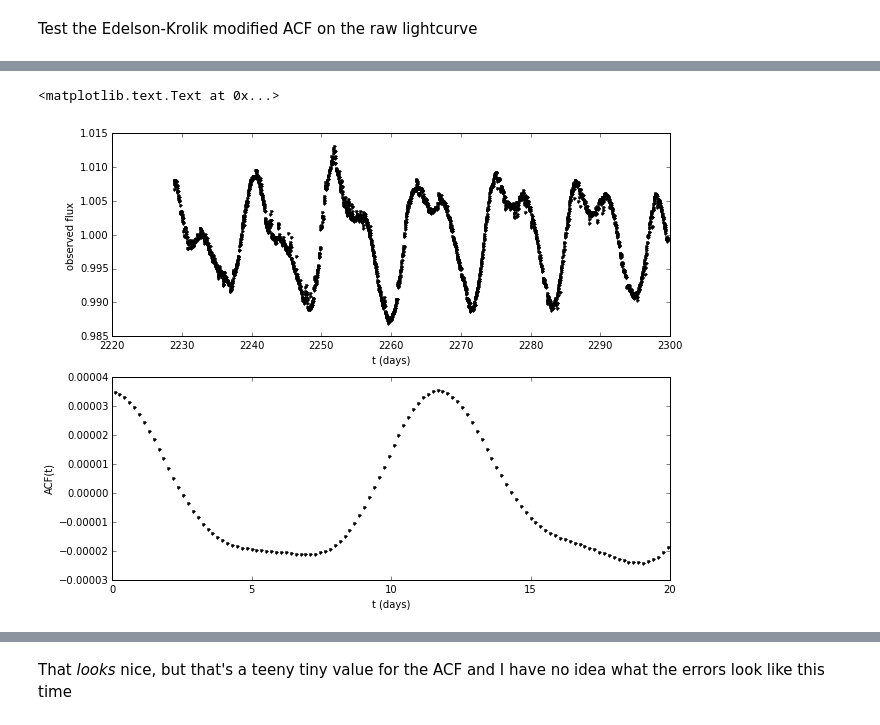
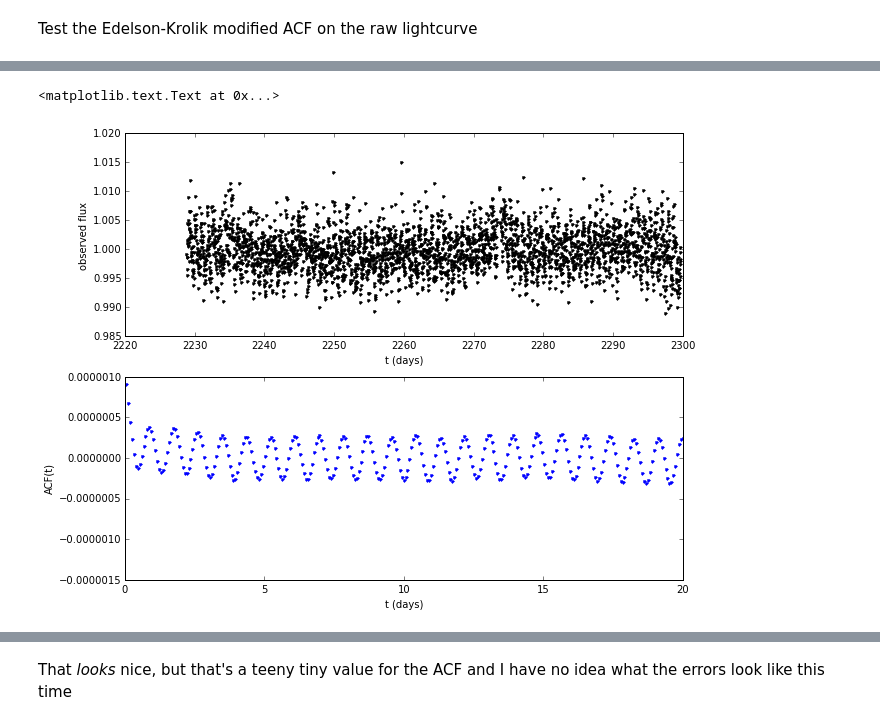
Before and after one commit to stephtdouglas/k2spin, a Jupyter notebook: acf.ipynb, the cells around one changed output, grey strips where cells are left out. Saved outputs shown, nothing was run; the diff lists cells and outputs as text; code cells hidden in the pictures.

```diff
--- a/acf.ipynb
+++ b/acf.ipynb
@@ -14,8 +15,10 @@ from k2spin import plot
 # %% [markdown]
 Now I have corrected lightcurves, no need to constantly re-run this
 # %%
-filename = "output_lcs/ktwo210359769-c04_lcs.csv"
-lcs = at.read(filename)
+#filename = "output_lcs/ktwo210359769-c04_lcs.csv"
+filename = "output_lcs/ktwo210365286-c04_lcs.csv"
+#filename = "output_lcs/ktwo210408563-c04_lcs.csv"
+lcs = at.read(filename, names=["t","raw","det","corr","sec"])
 
 t = lcs["t"]
 y = lcs["corr"]
@@ -24,6 +27,15 @@ dy = np.ones_like(y)
 Test the Edelson-Krolik modified ACF on the raw lightcurve
 # %%
 C_EK, C_EK_err, bins = time_series.ACF_EK(t, y, y,
-                                          bins=np.linspace(0,70,400)
+                                          bins=np.linspace(0,70,1000)
                                           )
 t_EK = 0.5 * (bins[1:] + bins[:-1])
+# %%
+from astropy.convolution import convolve as ap_convolve
+from astropy.convolution import Gaussian1DKernel
+# smooth the ACF
+gauss_kernel = Gaussian1DKernel(18,x_size=9)
+sm_acf = ap_convolve(C_EK, gauss_kernel,boundary="extend")
+plt.plot(t_EK, C_EK, "m.")
+plt.plot(t_EK, sm_acf, "b.")
+plt.xlim(0, 20)
@@ -30,23 +45,23 @@ t_EK = 0.5 * (bins[1:] + bins[:-1])
 # %%
 # Plot the results
 fig = plt.figure(figsize=(10, 8))
 
 # plot the input data
 ax = fig.add_subplot(211)
 #ax.errorbar(t, y, dy, fmt='.k', lw=1)
 ax.plot(t, y,'k.', lw=1)
 ax.set_xlabel('t (days)')
 ax.set_ylabel('observed flux')
 
 # plot the ACF
 ax = fig.add_subplot(212)
 #ax.errorbar(t_EK, C_EK, C_EK_err, fmt='.k', lw=1)
-ax.plot(t_EK, C_EK, 'k.', lw=1)
+ax.plot(t_EK, sm_acf, 'b.', lw=1)
 ax.set_xlim(0, 20)
 #ax.set_ylim(-0.003, 0.003)
 
 ax.set_xlabel('t (days)')
 ax.set_ylabel('ACF(t)')
 # %% [output]
 <matplotlib.text.Text at 0x...>
-[figure, old version]
+[figure, new version]
```
Also changed, not shown: parts of 5 cells of this notebook.
